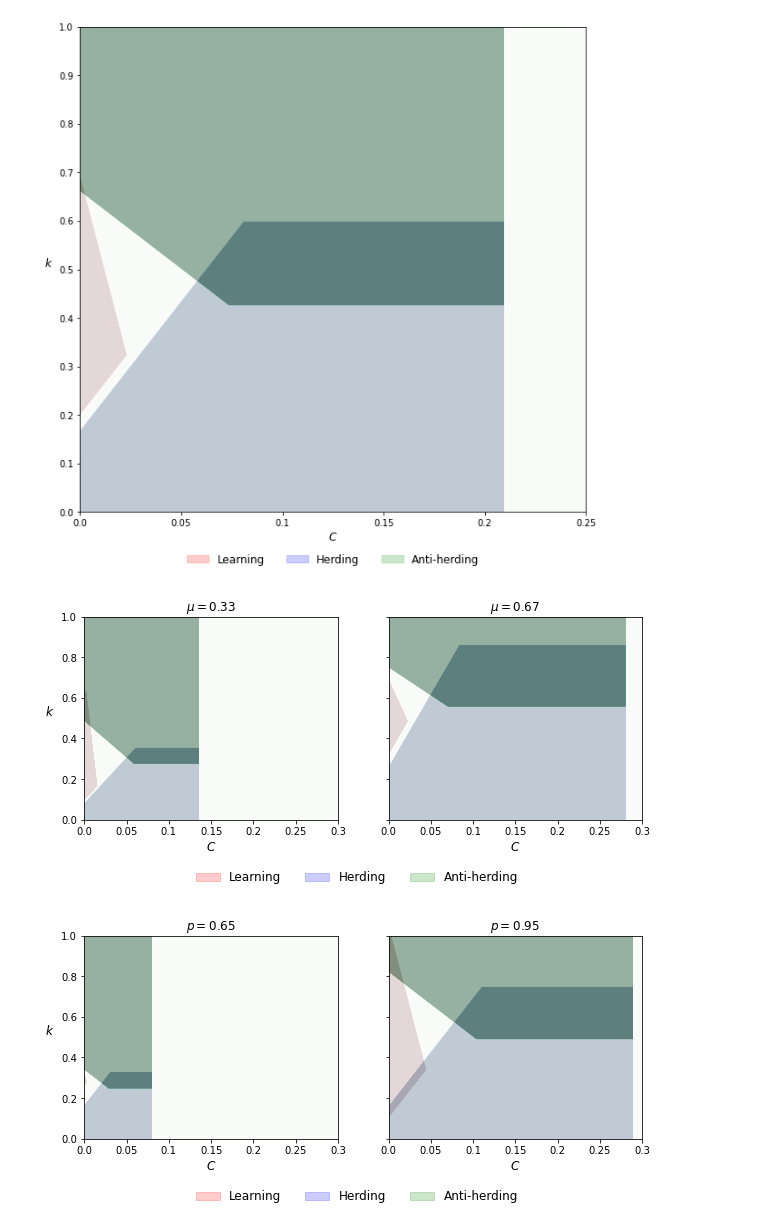
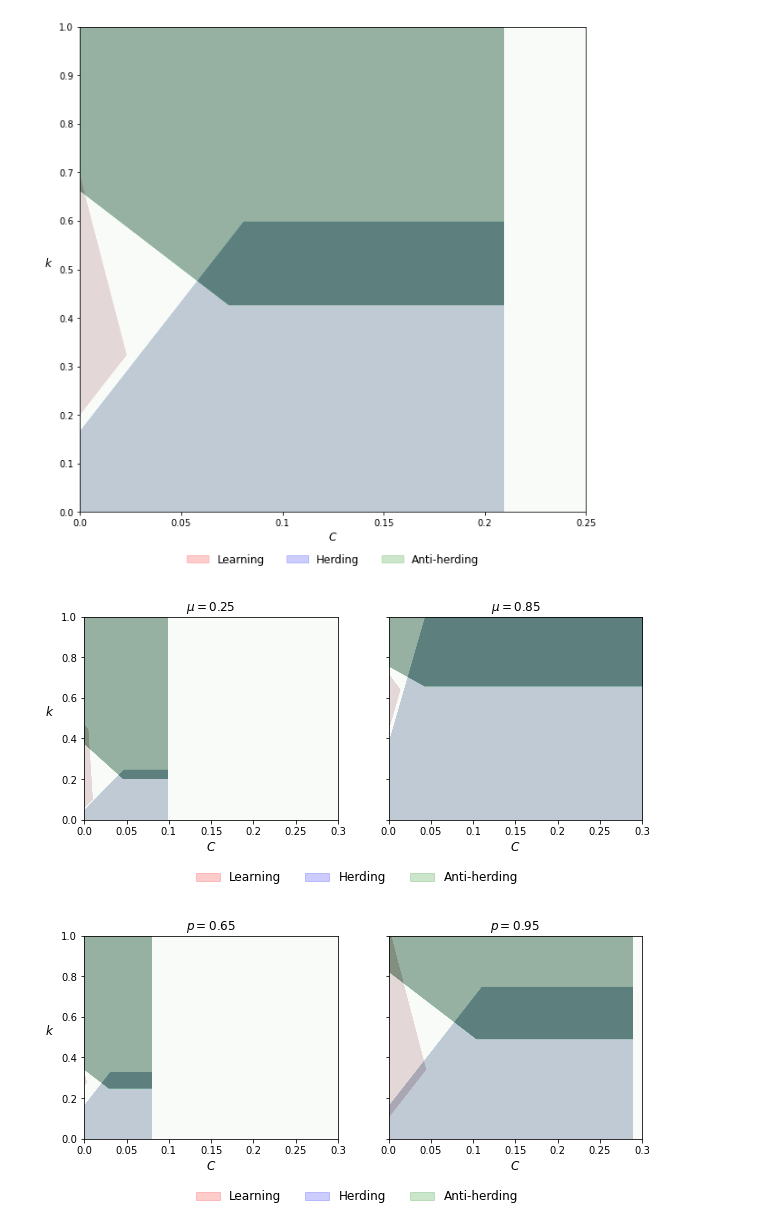
Before and after one commit to Jnejsum/masters_thesis, a Jupyter notebook: numerical_analysis_payoff.ipynb, the cells around one changed output. Drawn from its saved outputs; the diff is of its cells as text; code cells hidden in the pictures.

```diff
--- a/numerical_analysis_payoff.ipynb
+++ b/numerical_analysis_payoff.ipynb
@@ -177,7 +176,7 @@ plt.savefig('Figures/ParameterThreeway', dpi=300, bbox_inches='tight')
 # %%
 fig, (ax1, ax2) = plt.subplots(1, 2, figsize=(10,7), sharey=True, sharex=True)
 
-thetas = [1/3, 2/3]
+thetas = [0.25, 0.85]
 
 ax1.imshow(follow_signal(C, k, theta=thetas[0]), origin="lower", cmap="Reds", vmin=0.5, alpha=alpha);
 ax1.imshow(herd(C, k, theta=thetas[0]), origin="lower", cmap="Blues", vmin=0.5, alpha=alpha);
@@ -186,34 +185,34 @@ ax1.set(xticks=np.linspace(C_min, C_n, 7), xticklabels=np.round(np.linspace(C_mi
 ax1.set(yticks=np.linspace(k_min, k_n, 6), yticklabels=np.round(np.linspace(k_min, k_max, 6),2));
 ax1.set_ylabel("$k$     ", rotation=0, fontsize=fontsize)
 ax1.set_xlabel("$C$", fontsize=fontsize)
 ax1.set_title(f"$\mu={thetas[0]:.2f}$")
 
 ax2.imshow(follow_signal(C, k, theta=thetas[1]), origin="lower", cmap="Reds", vmin=0.5, alpha=alpha);
 ax2.imshow(herd(C, k, theta=thetas[1]), origin="lower", cmap="Blues", vmin=0.5, alpha=alpha);
 ax2.imshow(anti_herd(C, k, theta=thetas[1]), origin="lower", cmap="Greens", vmin=0.5, alpha=alpha);
 ax2.set(xticks=np.linspace(C_min, C_n, 7), xticklabels=np.round(np.linspace(C_min, C_max, 7),2));
 ax2.set(yticks=np.linspace(k_min, k_n, 6), yticklabels=np.round(np.linspace(k_min, k_max, 6),2));
 ax2.set_xlabel("$C$", fontsize=fontsize)
 ax2.set_title(f"$\mu={thetas[1]:.2f}$")
 # ax2.set_xlim(xmax=2.5)
 
 # ax3.imshow(follow_signal(C, k, theta=thetas[2]), origin="lower", cmap="Reds", vmin=0.5, alpha=alpha);
 # ax3.imshow(herd(C, k, theta=thetas[2]), origin="lower", cmap="Blues", vmin=0.5, alpha=alpha);
 # ax3.imshow(anti_herd(C, k, theta=thetas[2]), origin="lower", cmap="Greens", vmin=0.5, alpha=alpha);
 # ax3.set(xticks=np.linspace(C_min, C_n, 5), xticklabels=np.round(np.linspace(C_min, C_max, 5),2));
 # ax3.set(yticks=np.linspace(k_min, k_n, 6), yticklabels=np.round(np.linspace(k_min, k_max, 6),2));
 # ax3.set_xlabel("$C$", fontsize=fontsize)
 # ax3.set_title(f"$\\theta={thetas[2]:.2f}$")
 
 patches = [mpatches.Patch(color="red", alpha=alpha*0.5, label="Learning"),
            mpatches.Patch(color="blue", alpha=alpha*0.5, label="Herding"),
            mpatches.Patch(color="green", alpha=alpha*0.5, label="Anti-herding")]
 
 ax2.legend(handles=patches, loc='upper center', bbox_to_anchor=(-0.125, -0.2), ncol=5, frameon=False, fontsize=fontsize);
 
 plt.savefig('Figures/ParameterThreewayVarTheta', dpi=300, bbox_inches='tight')
 # %% [output]
-[figure, old version]
+[figure, new version]
 # %%
 fig, (ax1, ax2) = plt.subplots(1, 2, figsize=(10,7), sharey=True, sharex=True)
 
```
Also changed, not shown: parts of 1 cell of this notebook, 1 other file.
